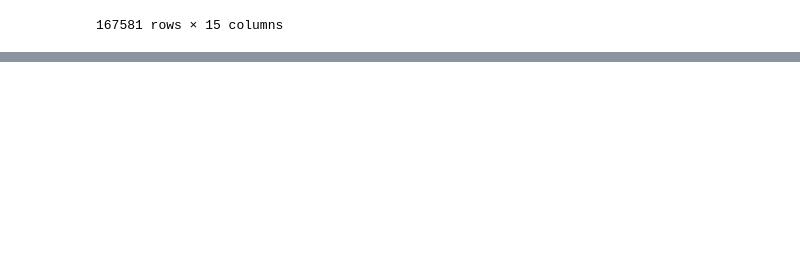
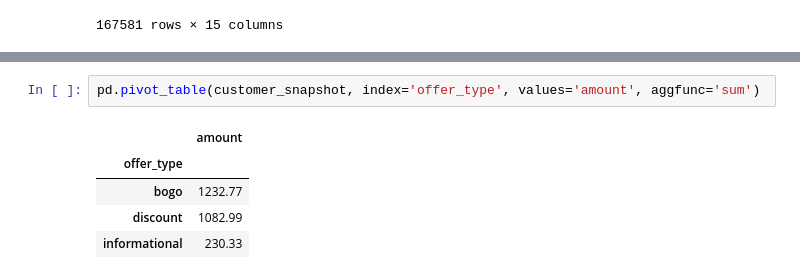
Before and after one commit to DanHerman212/starbucks_project, a Jupyter notebook: Starbucks_Capstone_notebook.ipynb, the cells around one changed output, grey strips where cells are left out. Saved outputs shown, nothing was run; the diff lists cells and outputs as text; blank space fills up the shorter version.

```diff
--- a/Starbucks_Capstone_notebook.ipynb
+++ b/Starbucks_Capstone_notebook.ipynb
@@ -303,0 +407,8 @@ viewed_but_not_completed
+# %%
+pd.pivot_table(customer_snapshot, index='offer_type', values='amount', aggfunc='sum')
+# %% [output]
+|  | amount |
+| offer_type |  |
+| bogo | 1232.77 |
+| discount | 1082.99 |
+| informational | 230.33 |
```
Also changed, not shown: parts of 7 cells of this notebook, 1 other file.
